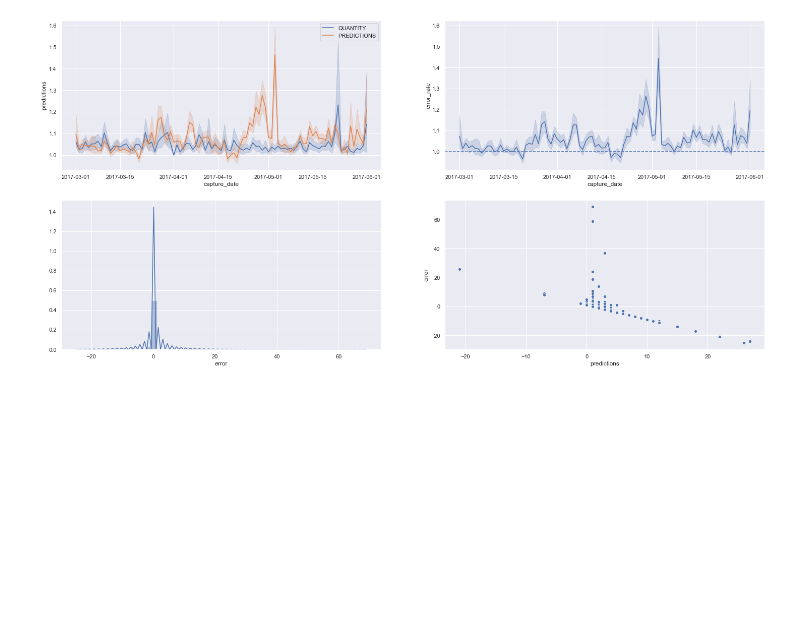
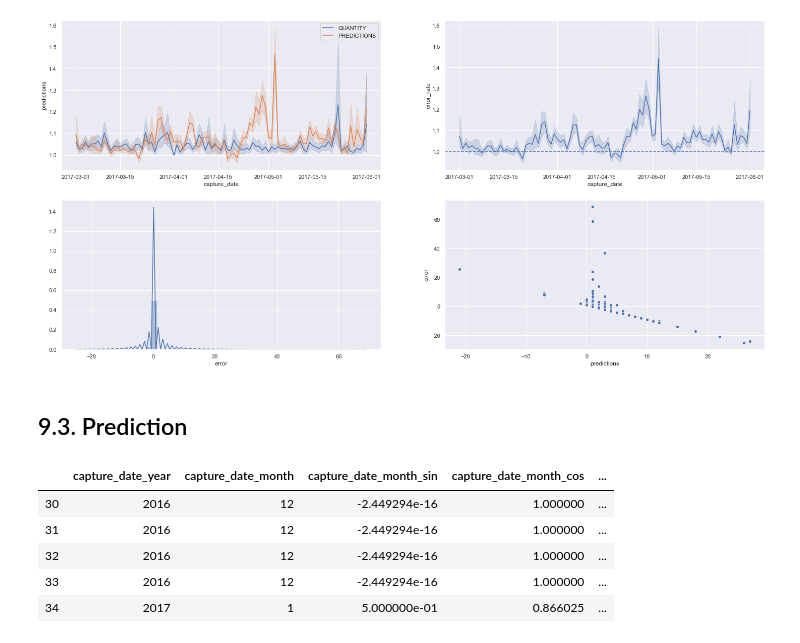
Before and after one commit to Meigarom/Demand-Forecast, a Jupyter notebook: notebooks/Products-Prediction.ipynb, the cells around one changed output. Cells and saved outputs as stored; diff of their text form; code cells hidden in the pictures; blank space fills up the shorter version.

Commit message:
add predictions

```diff
--- a/notebooks/Products-Prediction.ipynb
+++ b/notebooks/Products-Prediction.ipynb
@@ -673,3 +673,16 @@ sns.scatterplot( df9['predictions'], df9['error'] )
 # %% [output]
 <matplotlib.axes._subplots.AxesSubplot at 0x...>
 [figure]
+# %% [markdown]
+## 9.3. Prediction
+# %%
+dpred = x_train.copy()
+# %%
+dpred.head()
+# %% [output]
+|  | capture_date_year | capture_date_month | capture_date_month_sin | capture_date_month_cos | ... |
+| 30 | 2016 | 12 | -2.449294e-16 | 1.000000 | ... |
+| 31 | 2016 | 12 | -2.449294e-16 | 1.000000 | ... |
+| 32 | 2016 | 12 | -2.449294e-16 | 1.000000 | ... |
+| 33 | 2016 | 12 | -2.449294e-16 | 1.000000 | ... |
+| 34 | 2017 | 1 | 5.000000e-01 | 0.866025 | ... |
```
